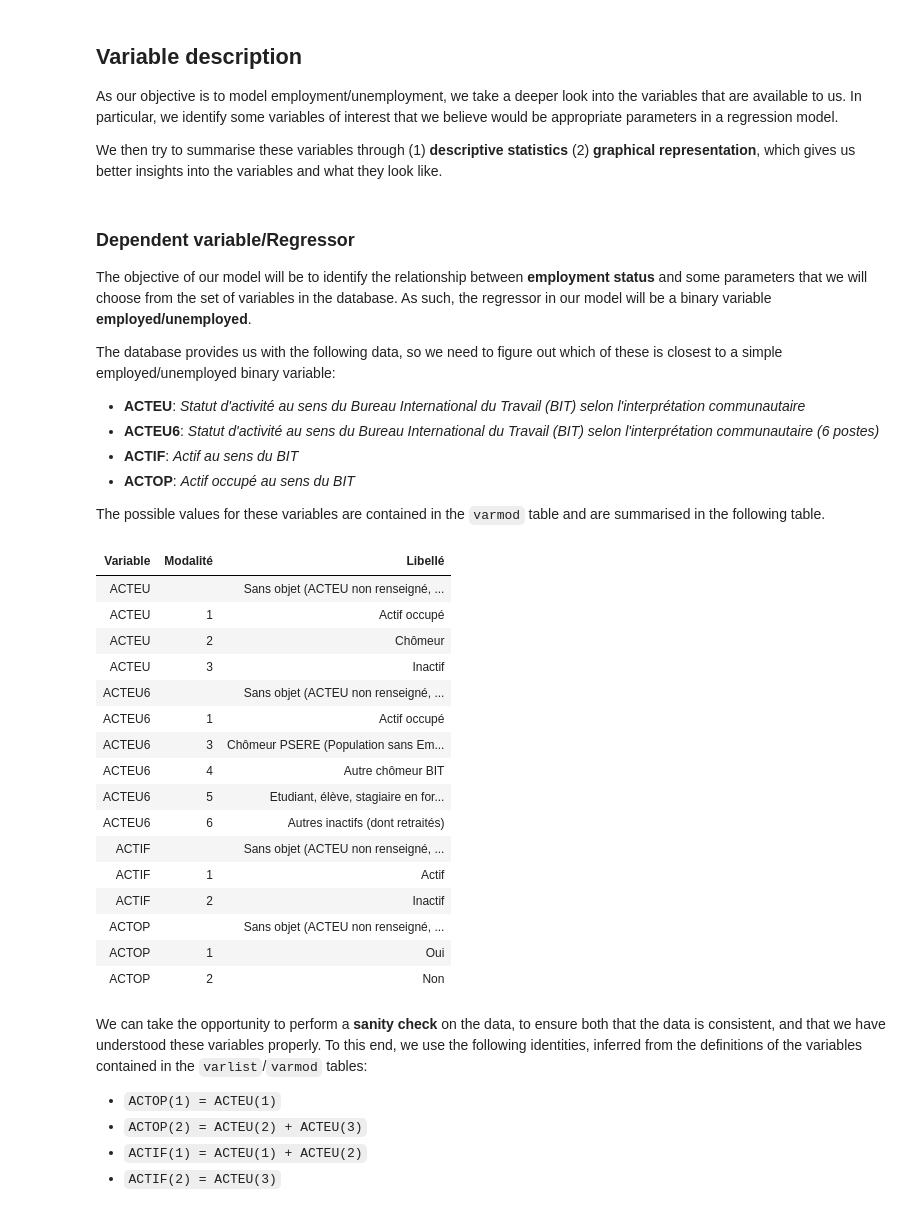
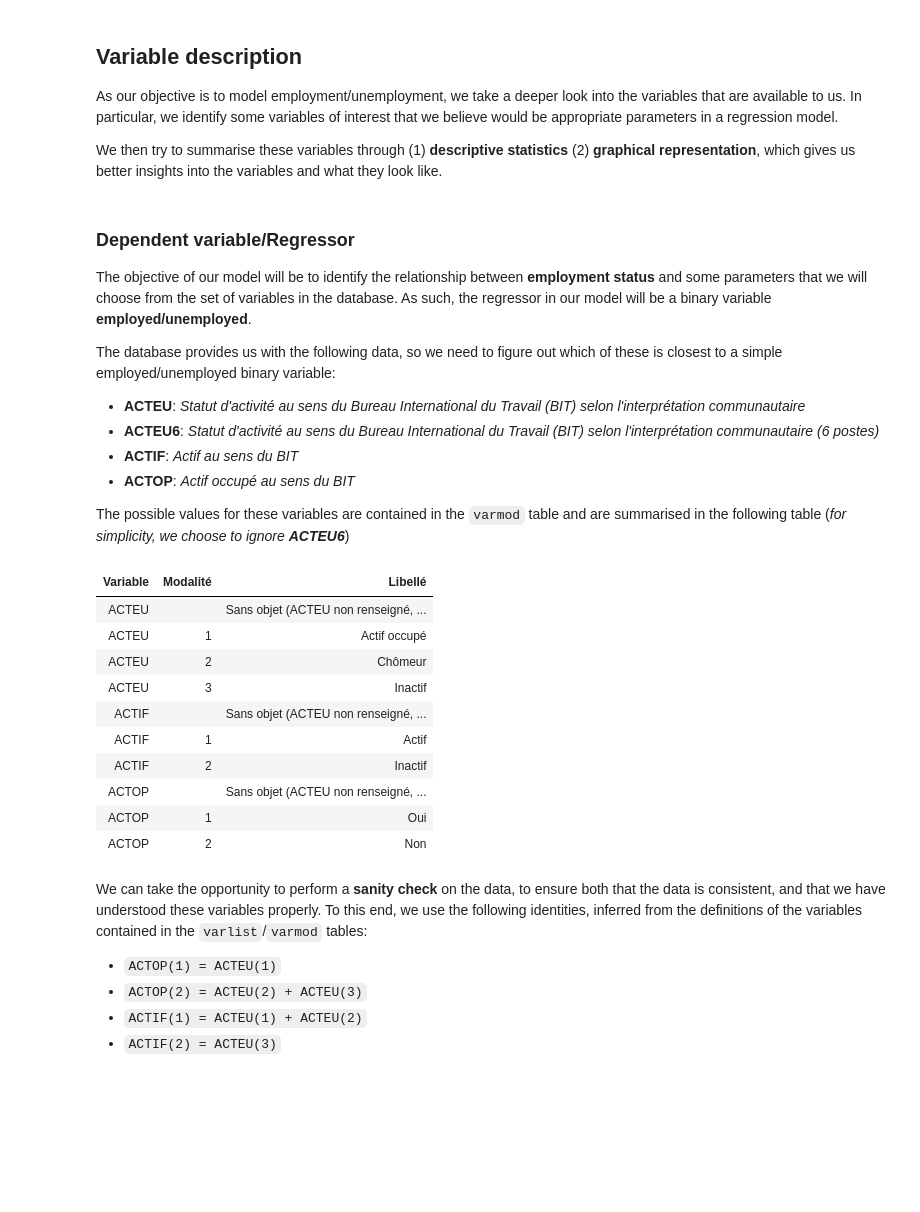
Before and after one commit to ncocacola/econml, a Jupyter notebook: econml.ipynb, the cells around one changed output. Drawn from its saved outputs; the diff is of its cells as text; code cells hidden in the pictures; blank space fills up the shorter version.

Commit message:
Ignore ACTEU6 for simplicity.

```diff
--- a/econml.ipynb
+++ b/econml.ipynb
@@ -126,30 +126,24 @@ The database provides us with the following data, so we need to figure out which
 - **ACTIF**: *Actif au sens du BIT*
 - **ACTOP**: *Actif occupé au sens du BIT*
 
-The possible values for these variables are contained in the `varmod` table and are summarised in the following table.
+The possible values for these variables are contained in the `varmod` table and are summarised in the following table (*for simplicity, we choose to ignore **ACTEU6***)
 # %%
 with sqlite3.connect(eedb) as con:
     query = """
         SELECT *
         FROM varmod
-        WHERE variable IN ("ACTEU", "ACTEU6", "ACTIF", "ACTOP")
+        WHERE variable IN ("ACTEU", "ACTIF", "ACTOP")
     """
     df = pd.read_sql_query(query, con)
 
 df.columns = ["Variable", "Modalité", "Libellé"]
 HTML(df.to_html(index=False))
 # %% [output]
 | Variable | Modalité | Libellé |
 | ACTEU |  | Sans objet (ACTEU non renseigné, ... |
 | ACTEU | 1 | Actif occupé |
 | ACTEU | 2 | Chômeur |
 | ACTEU | 3 | Inactif |
-| ACTEU6 |  | Sans objet (ACTEU non renseigné, ... |
-| ACTEU6 | 1 | Actif occupé |
-| ACTEU6 | 3 | Chômeur PSERE (Population sans Em... |
-| ACTEU6 | 4 | Autre chômeur BIT |
-| ACTEU6 | 5 | Etudiant, élève, stagiaire en for... |
-| ACTEU6 | 6 | Autres inactifs (dont retraités) |
 | ACTIF |  | Sans objet (ACTEU non renseigné, ... |
 | ACTIF | 1 | Actif |
 | ACTIF | 2 | Inactif |
```
